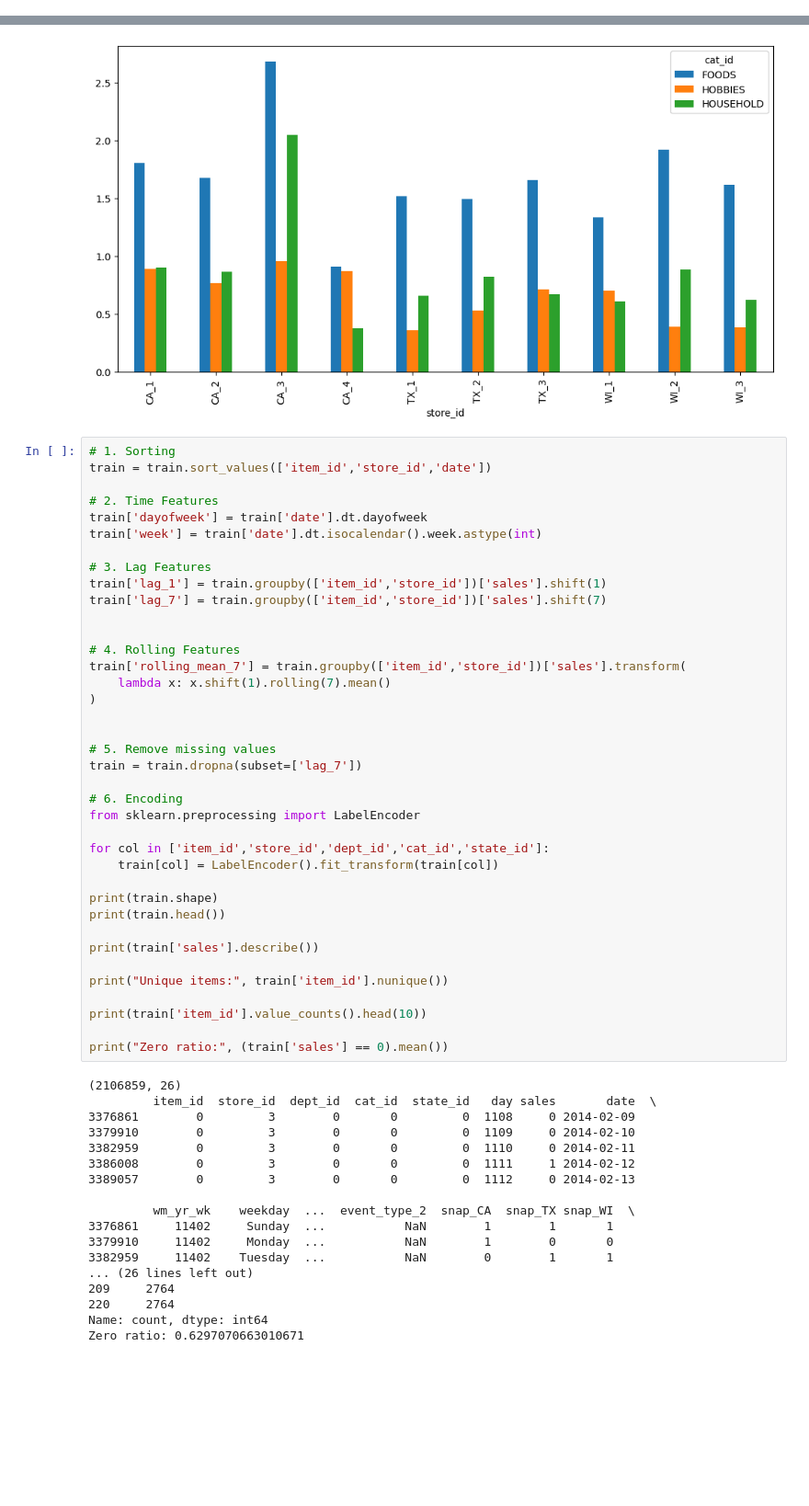
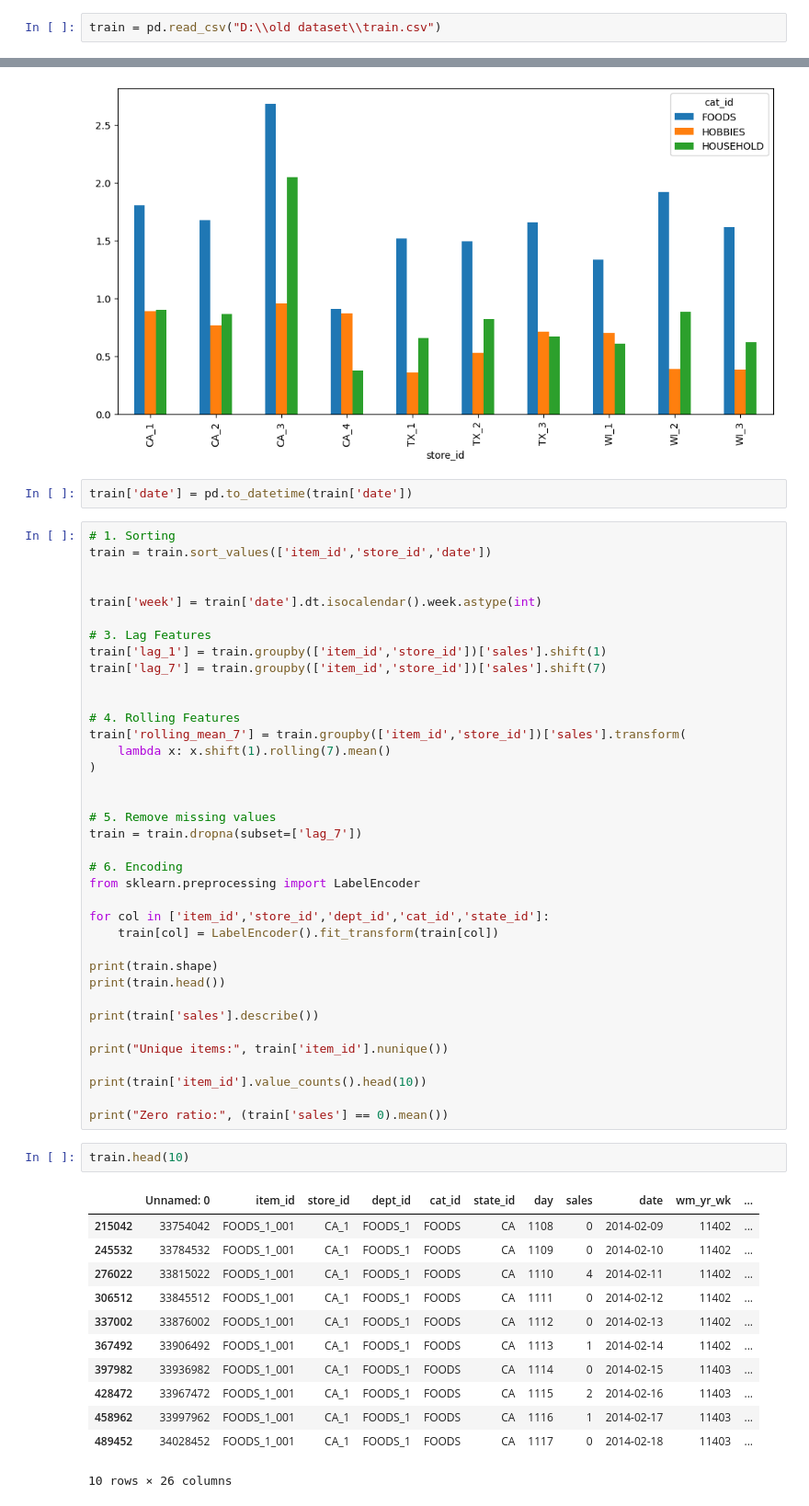
Before and after one commit to reemdesouky/DepiProject, a Jupyter notebook: data_transformation.ipynb, the cells around one changed output, grey strips where cells are left out. Shown at 92% size. Cells and saved outputs as stored; diff of their text form; blank space fills up the shorter version.

```diff
--- a/data_transformation.ipynb
+++ b/data_transformation.ipynb
@@ -79,5 +67,7 @@ train.head()
 # %%
 train.to_csv('train.csv')
+# %%
+train = pd.read_csv("D:\\old dataset\\train.csv")
 # %%
 train.groupby('month')['sales'].mean().plot(kind='bar')
 # %% [output]
@@ -98,12 +88,13 @@ train.groupby(['store_id','cat_id'])['sales'].mean().unstack().plot(kind='bar',
 # %% [output]
 <Axes: xlabel='store_id'>
 [figure]
+# %%
+train['date'] = pd.to_datetime(train['date'])
 # %%
 # 1. Sorting
 train = train.sort_values(['item_id','store_id','date'])
 
-# 2. Time Features
-train['dayofweek'] = train['date'].dt.dayofweek
+
 train['week'] = train['date'].dt.isocalendar().week.astype(int)
 
 # 3. Lag Features
@@ -136,21 +127,18 @@ print("Unique items:", train['item_id'].nunique())
 print(train['item_id'].value_counts().head(10))
 
 print("Zero ratio:", (train['sales'] == 0).mean())
-# %% [output]
-(2106859, 26)
-         item_id  store_id  dept_id  cat_id  state_id   day sales       date  \
-3376861        0         3        0       0         0  1108     0 2014-02-09
-3379910        0         3        0       0         0  1109     0 2014-02-10
-3382959        0         3        0       0         0  1110     0 2014-02-11
-3386008        0         3        0       0         0  1111     1 2014-02-12
-3389057        0         3        0       0         0  1112     0 2014-02-13
-
-         wm_yr_wk    weekday  ...  event_type_2  snap_CA  snap_TX snap_WI  \
-3376861     11402     Sunday  ...           NaN        1        1       1
-3379910     11402     Monday  ...           NaN        1        0       0
-3382959     11402    Tuesday  ...           NaN        0        1       1
-... (26 lines left out)
-209     2764
-220     2764
-Name: count, dtype: int64
-Zero ratio: 0.6297070663010671
+# %%
+train.head(10)
+# %% [output]
+|  | Unnamed: 0 | item_id | store_id | dept_id | cat_id | state_id | day | sales | date | wm_yr_wk | ... |
+| 215042 | 33754042 | FOODS_1_001 | CA_1 | FOODS_1 | FOODS | CA | 1108 | 0 | 2014-02-09 | 11402 | ... |
+| 245532 | 33784532 | FOODS_1_001 | CA_1 | FOODS_1 | FOODS | CA | 1109 | 0 | 2014-02-10 | 11402 | ... |
+| 276022 | 33815022 | FOODS_1_001 | CA_1 | FOODS_1 | FOODS | CA | 1110 | 4 | 2014-02-11 | 11402 | ... |
+| 306512 | 33845512 | FOODS_1_001 | CA_1 | FOODS_1 | FOODS | CA | 1111 | 0 | 2014-02-12 | 11402 | ... |
+| 337002 | 33876002 | FOODS_1_001 | CA_1 | FOODS_1 | FOODS | CA | 1112 | 0 | 2014-02-13 | 11402 | ... |
+| 367492 | 33906492 | FOODS_1_001 | CA_1 | FOODS_1 | FOODS | CA | 1113 | 1 | 2014-02-14 | 11402 | ... |
+| 397982 | 33936982 | FOODS_1_001 | CA_1 | FOODS_1 | FOODS | CA | 1114 | 0 | 2014-02-15 | 11403 | ... |
+| 428472 | 33967472 | FOODS_1_001 | CA_1 | FOODS_1 | FOODS | CA | 1115 | 2 | 2014-02-16 | 11403 | ... |
+| 458962 | 33997962 | FOODS_1_001 | CA_1 | FOODS_1 | FOODS | CA | 1116 | 1 | 2014-02-17 | 11403 | ... |
+| 489452 | 34028452 | FOODS_1_001 | CA_1 | FOODS_1 | FOODS | CA | 1117 | 0 | 2014-02-18 | 11403 | ... |
+10 rows × 26 columns
```
Also changed, not shown: parts of 2 cells of this notebook.
